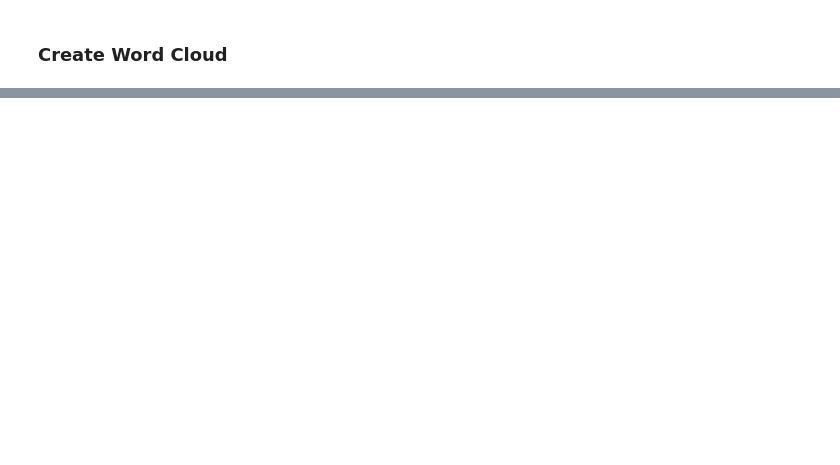
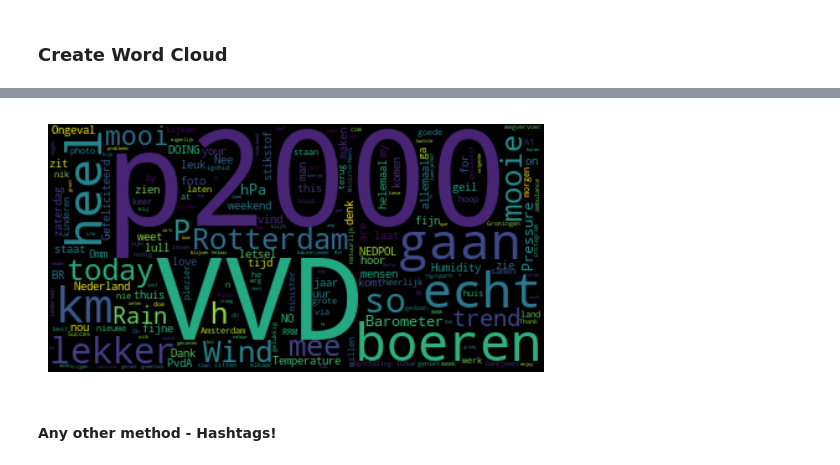
Before and after one commit to katoxiv/X-Notebooks, a Jupyter notebook: Twitter_Coursework/04_Events.ipynb, the cells around one changed output, grey strips where cells are left out. Saved outputs shown, nothing was run; the diff lists cells and outputs as text; code cells hidden in the pictures; blank space fills up the shorter version.

Commit message:
hashtag exploration

```diff
--- a/Twitter_Coursework/04_Events.ipynb
+++ b/Twitter_Coursework/04_Events.ipynb
@@ -280,0 +274,8 @@ ax.axis("off")
+# %%
+plot_wordcloud(nl_df , nl_lang_stopwords_list)
+
+# VVD? P2000? farmer? -> emergency services?
+# %% [output]
+[figure, added]
+# %% [markdown]
+#### Any other method - Hashtags!
```
Also changed, not shown: parts of 26 cells of this notebook.
